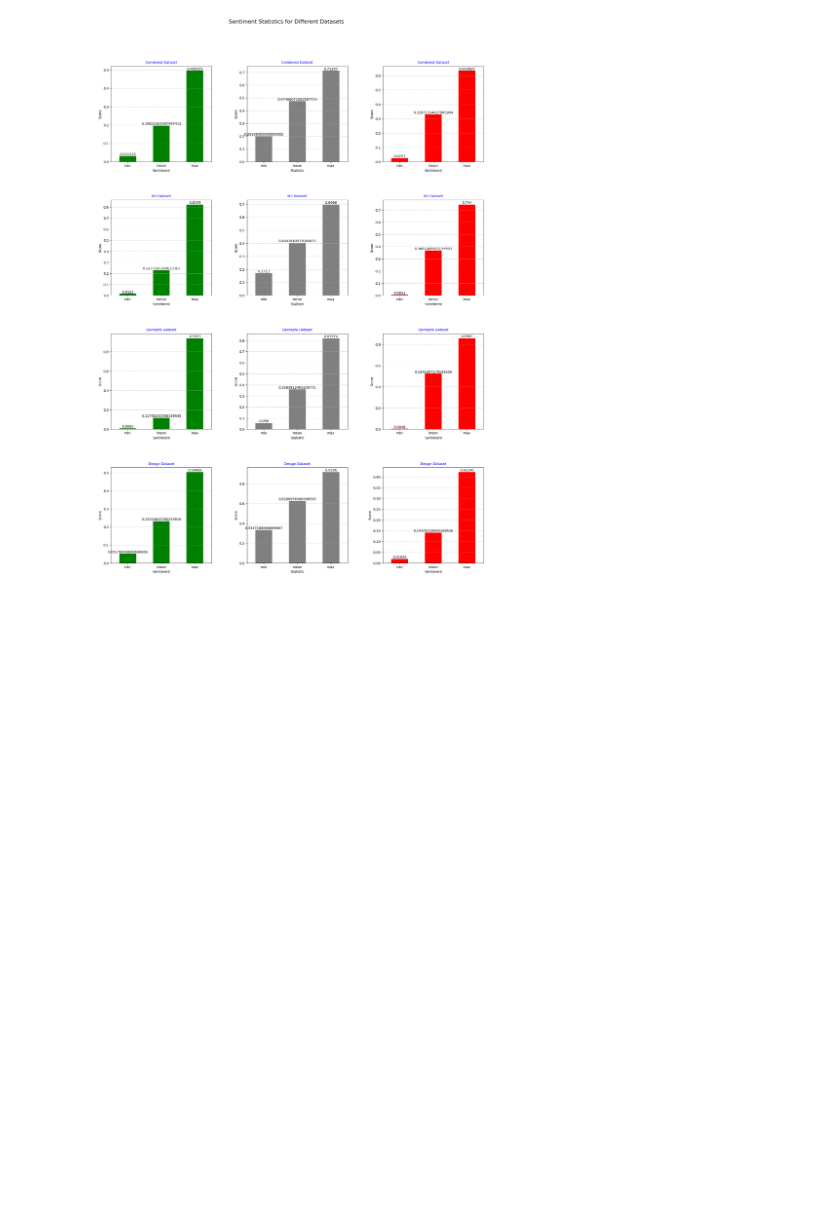
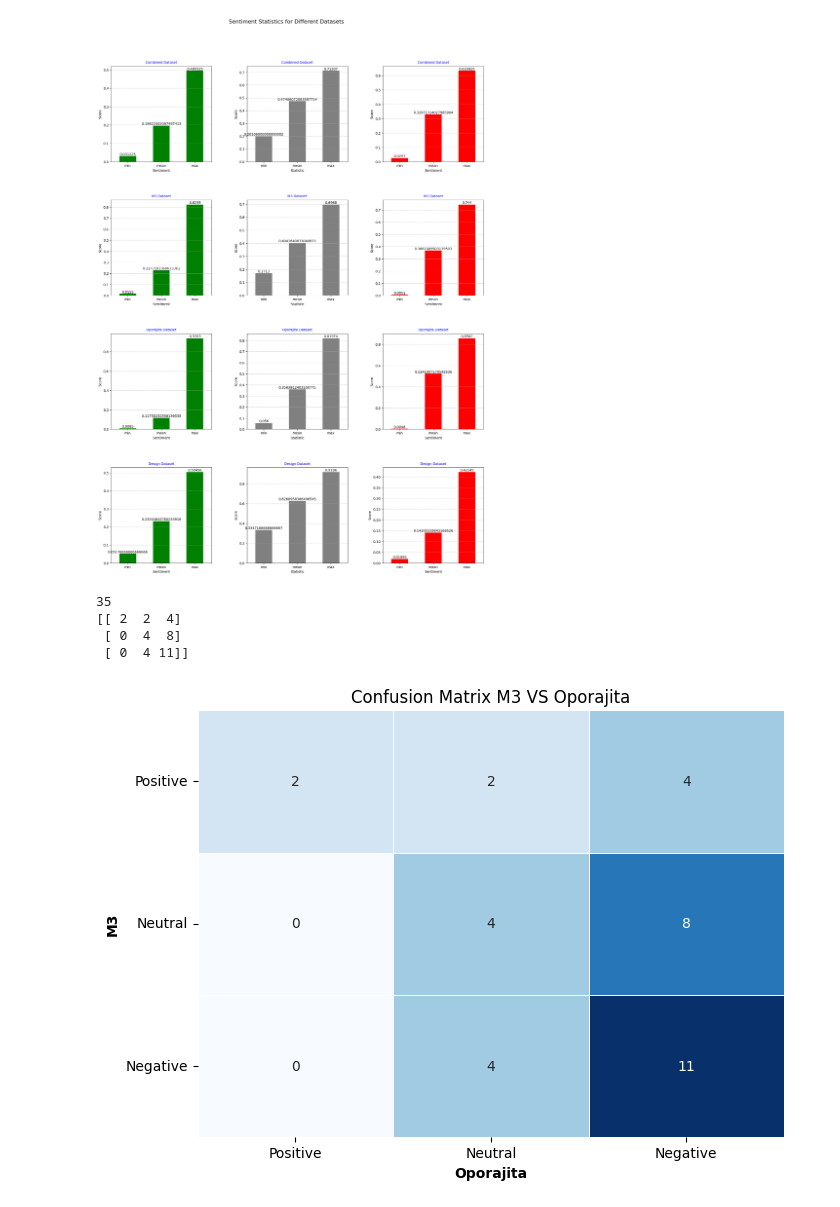
Before and after one commit to SumitKar01/mail-response-analysis, a Jupyter notebook: graphing-response.ipynb, the cells around one changed output. Saved outputs shown, nothing was run; the diff lists cells and outputs as text; code cells hidden in the pictures; blank space fills up the shorter version.

Commit message:
Kaggle Notebook | Graphing Response | CM

```diff
--- a/graphing-response.ipynb
+++ b/graphing-response.ipynb
@@ -199,3 +201,39 @@ plt.suptitle('Sentiment Statistics for Different Datasets', fontsize=16)
 plt.show()
 # %% [output]
 [figure]
+# %%
+# Convert to DataFrames
+df1 = avg_m3_df
+df2 = avg_oporajita_df
+
+# Merge DataFrames based on 'participant'
+common_participants = pd.merge(df1, df2, on='Participant', how='inner')
+print(len(common_participants))
+
+# Get true and predicted labels
+true_labels = common_participants[['Sentiment_Positive_x', 'Sentiment_Neutral_x', 'Sentiment_Negative_x']].values
+predicted_labels = common_participants[['Sentiment_Positive_y', 'Sentiment_Neutral_y', 'Sentiment_Negative_y']].values
+
+# Compute confusion matrix
+cm = confusion_matrix(np.argmax(true_labels, axis=1), np.argmax(predicted_labels, axis=1))
+print(cm)
+
+classes = ['Positive', 'Neutral', 'Negative']
+# Plot confusion matrix
+sns.heatmap(cm, annot=True, cmap='Blues', fmt='d', linewidths=.5, cbar=False)
+
+plt.tight_layout()
+plt.title('Confusion Matrix M3 VS Oporajita')
+plt.ylabel('M3', fontweight='bold')
+plt.xlabel('Oporajita', fontweight='bold')
+plt.gca().set_xticks(np.arange(len(classes)) + 0.5, minor=False)
+plt.gca().set_yticks(np.arange(len(classes)) + 0.5, minor=False)
+plt.gca().set_xticklabels(classes, rotation=0)
+plt.gca().set_yticklabels(classes, rotation=0)
+plt.show()
+# %% [output]
+35
+[[ 2  2  4]
+ [ 0  4  8]
+ [ 0  4 11]]
+[figure, added]
```
Also changed, not shown: parts of 1 cell of this notebook.
